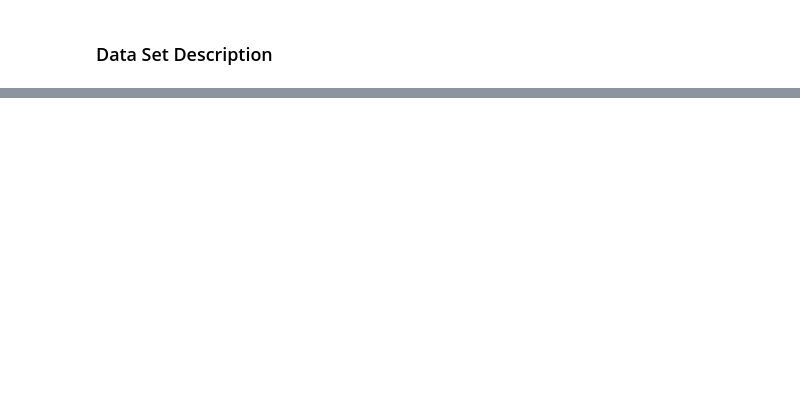
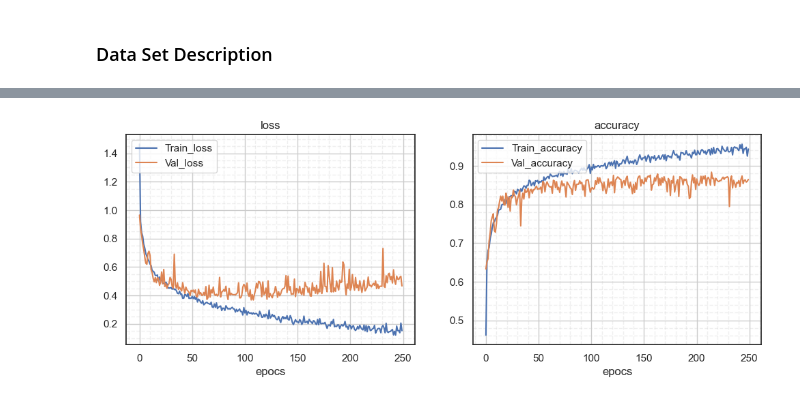
Before and after one commit to deamon312/Deep_Learning-Computer_Vision, a Jupyter notebook: Project 1/Project 1.ipynb, the cells around one changed output, grey strips where cells are left out. Cells and saved outputs as stored; diff of their text form; code cells hidden in the pictures; blank space fills up the shorter version.

```diff
--- a/Project 1/Project 1.ipynb
+++ b/Project 1/Project 1.ipynb
@@ -104,0 +198,5 @@ classifier.compile(loss='sparse_categorical_crossentropy',
+# %%
+# DNN-64-64-64-32-32 ,No early stopping ,No dropout layers
+evaluation_plots(classifier)
+# %% [output]
+[figure, added]
```
Also changed, not shown: parts of 61 cells of this notebook.
